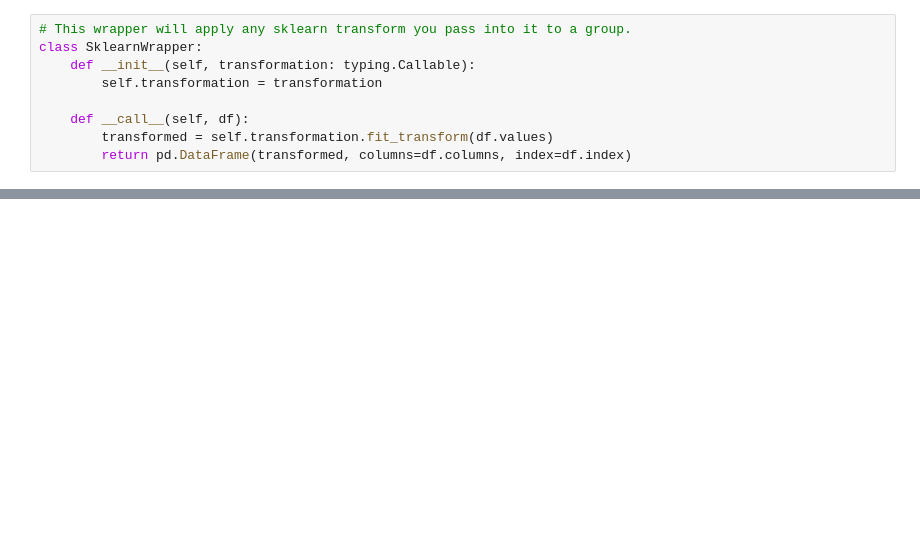
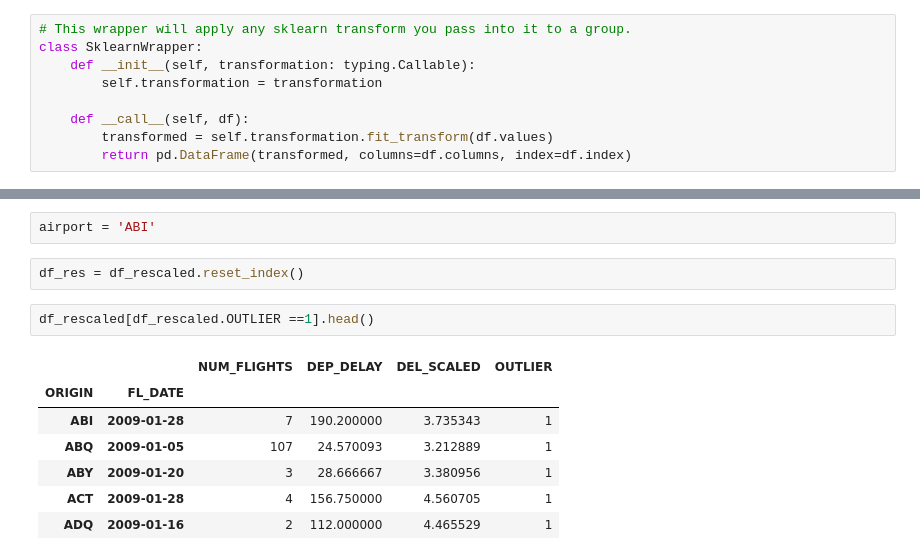
Before and after one commit to jezabeld/tpf-mlapps-ITBA, a Jupyter notebook: jupyter/Outlier_detection.ipynb, the cells around one changed output, grey strips where cells are left out. Cells and saved outputs as stored; diff of their text form; blank space fills up the shorter version.

```diff
--- a/jupyter/Outlier_detection.ipynb
+++ b/jupyter/Outlier_detection.ipynb
@@ -43,0 +50,14 @@ df_rescaled.OUTLIER.sum()
+# %%
+airport = 'ABI'
+# %%
+df_res = df_rescaled.reset_index()
+# %%
+df_rescaled[df_rescaled.OUTLIER ==1].head()
+# %% [output]
+|  |  | NUM_FLIGHTS | DEP_DELAY | DEL_SCALED | OUTLIER |
+| ORIGIN | FL_DATE |  |  |  |  |
+| ABI | 2009-01-28 | 7 | 190.200000 | 3.735343 | 1 |
+| ABQ | 2009-01-05 | 107 | 24.570093 | 3.212889 | 1 |
+| ABY | 2009-01-20 | 3 | 28.666667 | 3.380956 | 1 |
+| ACT | 2009-01-28 | 4 | 156.750000 | 4.560705 | 1 |
+| ADQ | 2009-01-16 | 2 | 112.000000 | 4.465529 | 1 |
```
Also changed, not shown: parts of 18 cells of this notebook, 12 other files.
